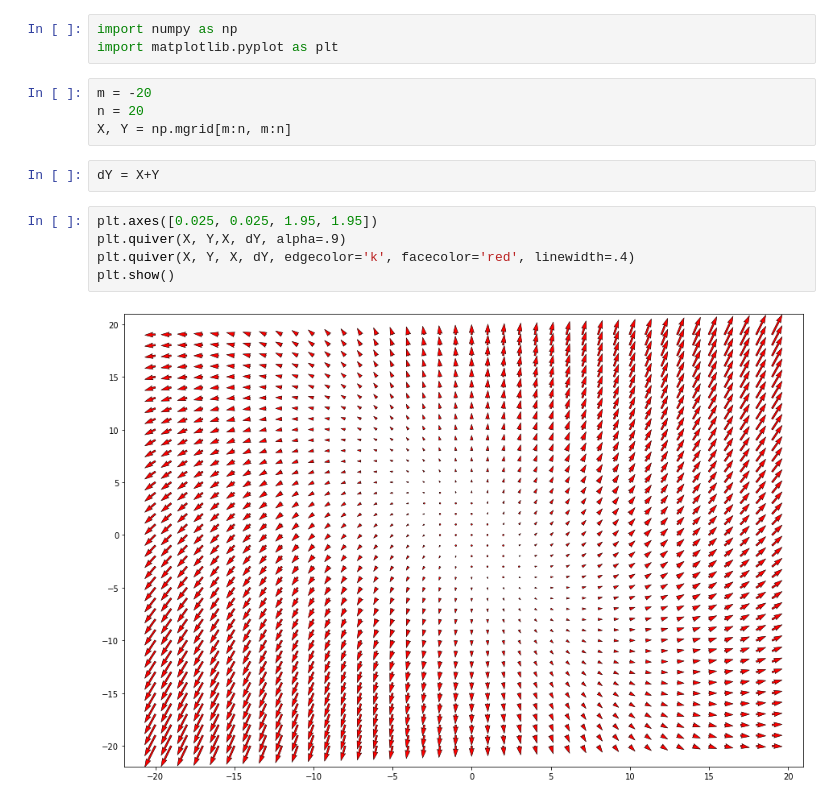
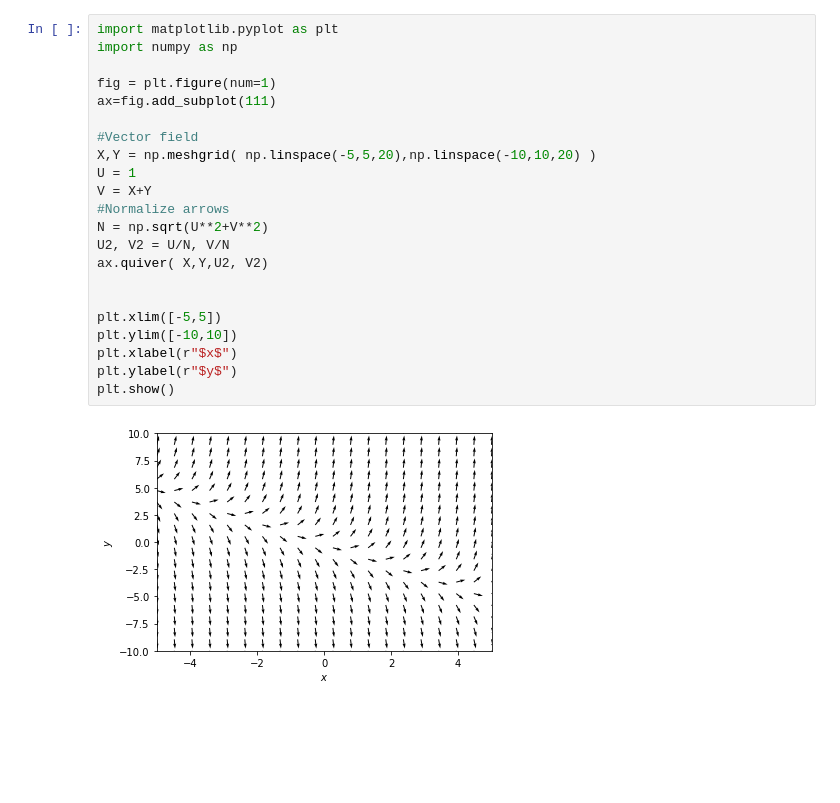
Before and after one commit to sagnikdas98/Aadvanced-Engineering-Math-EK, a Jupyter notebook: OrdinaryDifferentialEquation/1.2 y' = y + x.ipynb, the cells around one changed output. Saved outputs shown, nothing was run; the diff lists cells and outputs as text; blank space fills up the shorter version.

```diff
--- a/OrdinaryDifferentialEquation/1.2 y' = y + x.ipynb
+++ b/OrdinaryDifferentialEquation/1.2 y' = y + x.ipynb
@@ -4,16 +6,24 @@ y' = y + x
-# %%
-import numpy as np
-import matplotlib.pyplot as plt
-# %%
-m = -20
-n = 20
-X, Y = np.mgrid[m:n, m:n]
-# %%
-dY = X+Y
-# %%
-plt.axes([0.025, 0.025, 1.95, 1.95])
-plt.quiver(X, Y,X, dY, alpha=.9)
-plt.quiver(X, Y, X, dY, edgecolor='k', facecolor='red', linewidth=.4)
-plt.show()
-# %% [output]
-[figure, removed]
+# %%
+import matplotlib.pyplot as plt
+import numpy as np
+
+fig = plt.figure(num=1)
+ax=fig.add_subplot(111)
+
+#Vector field
+X,Y = np.meshgrid( np.linspace(-5,5,20),np.linspace(-10,10,20) )
+U = 1
+V = X+Y
+#Normalize arrows
+N = np.sqrt(U**2+V**2)
+U2, V2 = U/N, V/N
+ax.quiver( X,Y,U2, V2)
+
+
+plt.xlim([-5,5])
+plt.ylim([-10,10])
+plt.xlabel(r"$x$")
+plt.ylabel(r"$y$")
+plt.show()
+# %% [output]
+[figure, added]
```
Also changed, not shown: parts of 1 cell of this notebook.
